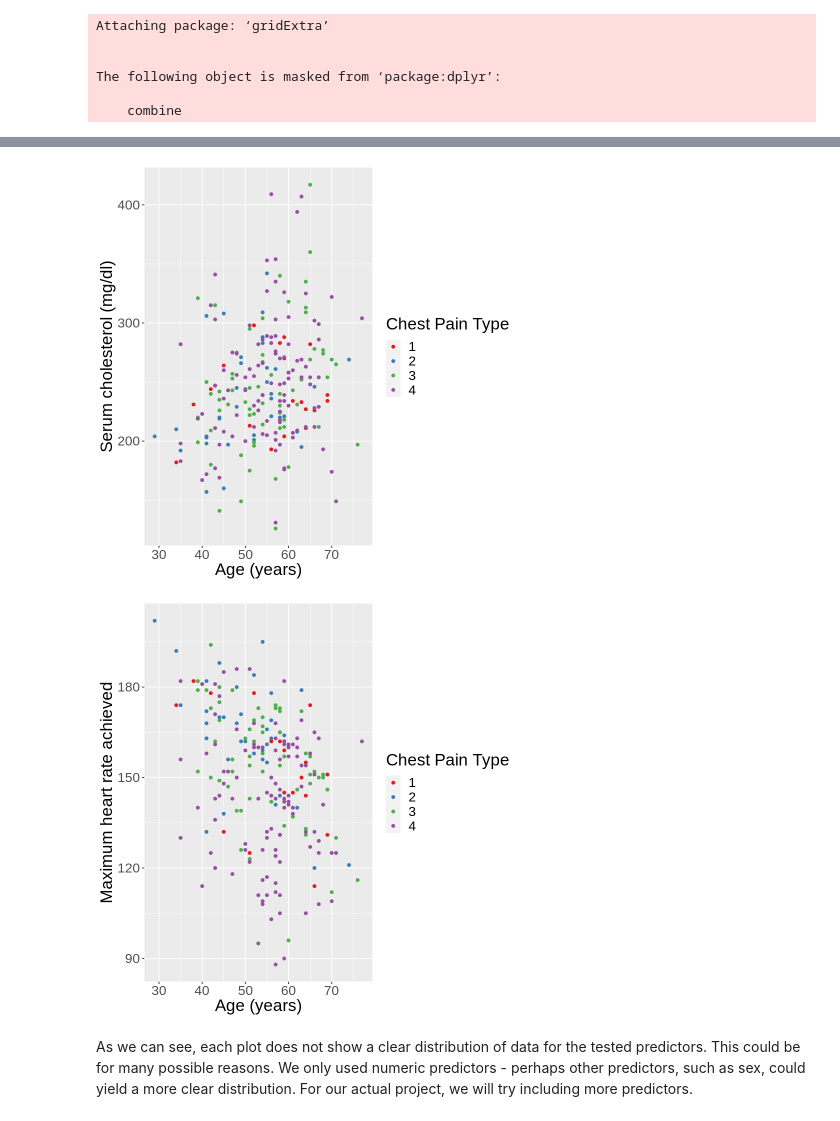
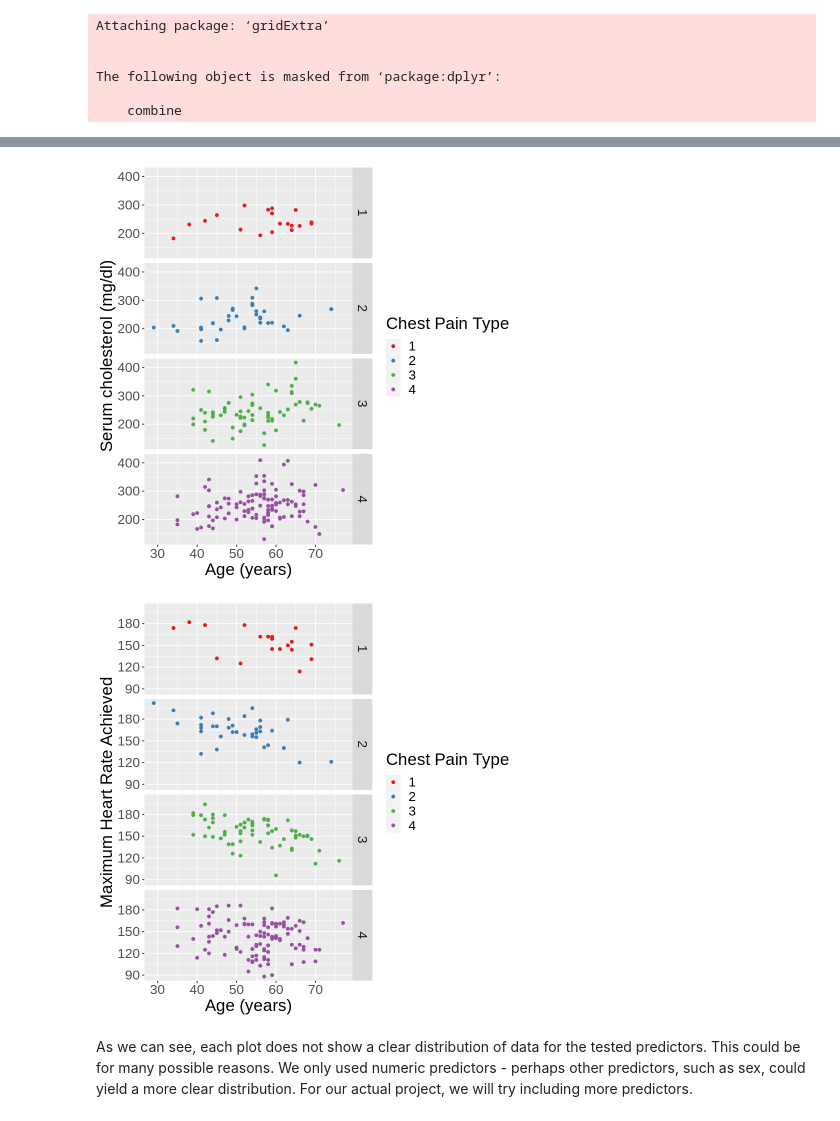
Before and after one commit to hebabm/group-31, a Jupyter notebook: proposal.ipynb, the cells around one changed output, grey strips where cells are left out. Cells and saved outputs as stored; diff of their text form; code cells hidden in the pictures.

Commit message:
edited the background section and the graphs
edited the background section and the graphs

```diff
--- a/proposal.ipynb
+++ b/proposal.ipynb
@@ -115,6 +118,8 @@ We will not be using all of the data to answer our research question, and some c
 #mutate certain rows to have categorical values
 
 filter_data <- heart_data|>
-    select(cp, age, restbp, chol, restecg, thalach, sex, exang)|>
+    select(cp, age, restbp, chol, thalach, sex, exang)|>
     mutate(cp = as_factor(cp))|>
-    mutate(sex = as_factor(sex))
+    mutate(sex = as_factor(sex)) |>
+    mutate(exang = as_factor(exang))
+filter_data
@@ -178,6 +203,7 @@ restbp_plot <- heart_train |>
              y = "Resting Blood Pressure (mm Hg)",
             colour = 'Chest Pain Type') +
         geom_point() +
+        facet_grid(rows = vars(cp)) +
         scale_color_brewer(palette = "Set1") +
     theme(text = element_text(size = 20))
 restbp_plot
@@ -190,6 +216,7 @@ chol_plot <- heart_train |>
              y = "Serum cholesterol (mg/dl)",
             colour = 'Chest Pain Type') +
         geom_point() +
+        facet_grid(rows = vars(cp)) +
         scale_color_brewer(palette = "Set1") +
     theme(text = element_text(size = 20))
 chol_plot
@@ -199,9 +226,10 @@ thalach_plot <- heart_train |>
                y= thalach,
                colour = cp)) +
         labs(x = "Age (years)",
-             y = "Maximum heart rate achieved",
+             y = "Maximum Heart Rate Achieved",
             colour = 'Chest Pain Type') +
         geom_point() +
+        facet_grid(rows = vars(cp)) +
         scale_color_brewer(palette = "Set1") +
     theme(text = element_text(size = 20))
 thalach_plot
@@ -210,5 +238,5 @@ thalach_plot
-[figure, old version]
+[figure, new version]
-[figure, old version]
+[figure, new version]
 # %% [markdown]
 As we can see, each plot does not show a clear distribution of data for the tested predictors. This could be for many possible reasons. We only used numeric predictors - perhaps other predictors, such as sex, could yield a more clear distribution. For our actual project, we will try including more predictors.
 # %% [markdown]
```
Also changed, not shown: parts of 6 cells of this notebook.
